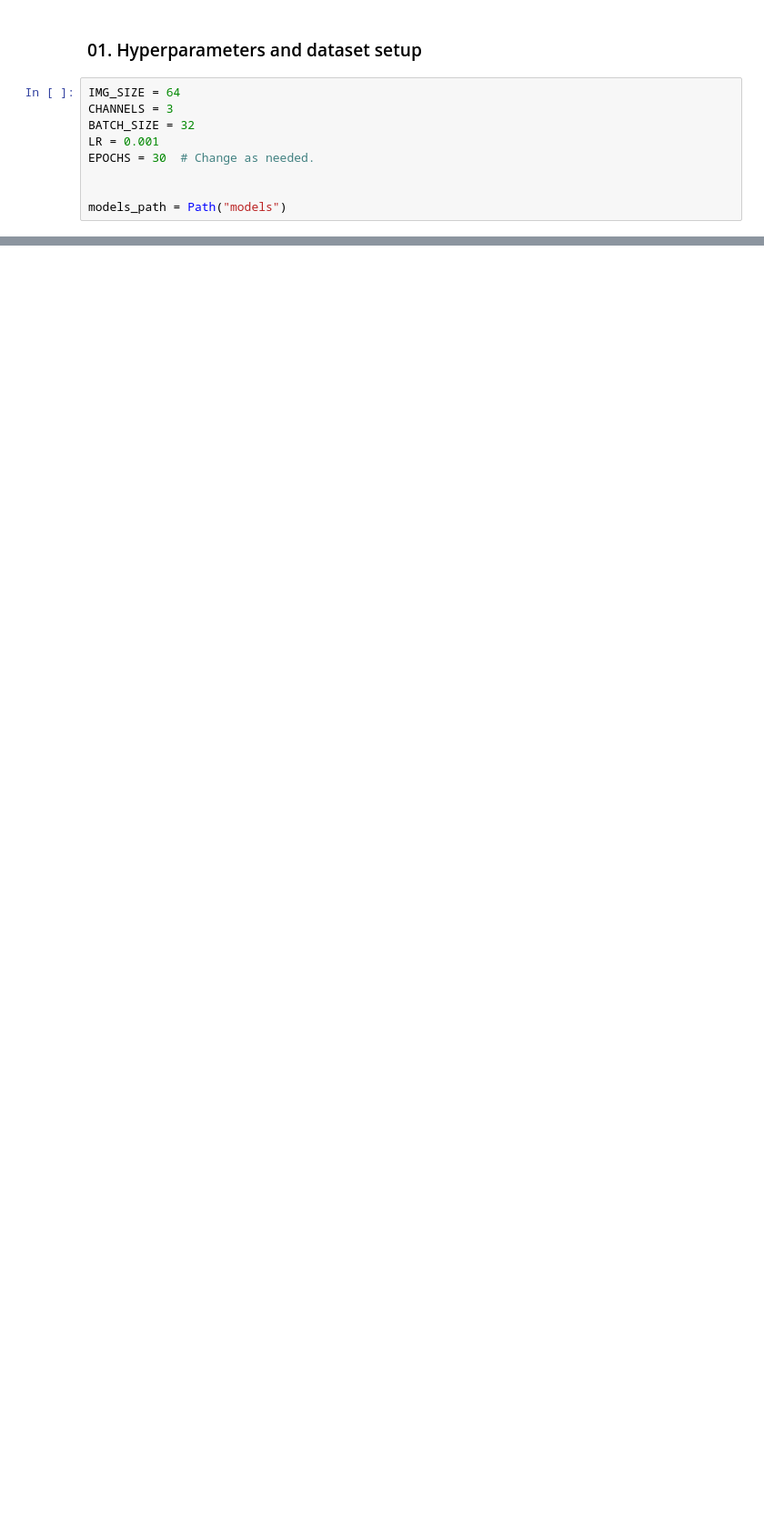
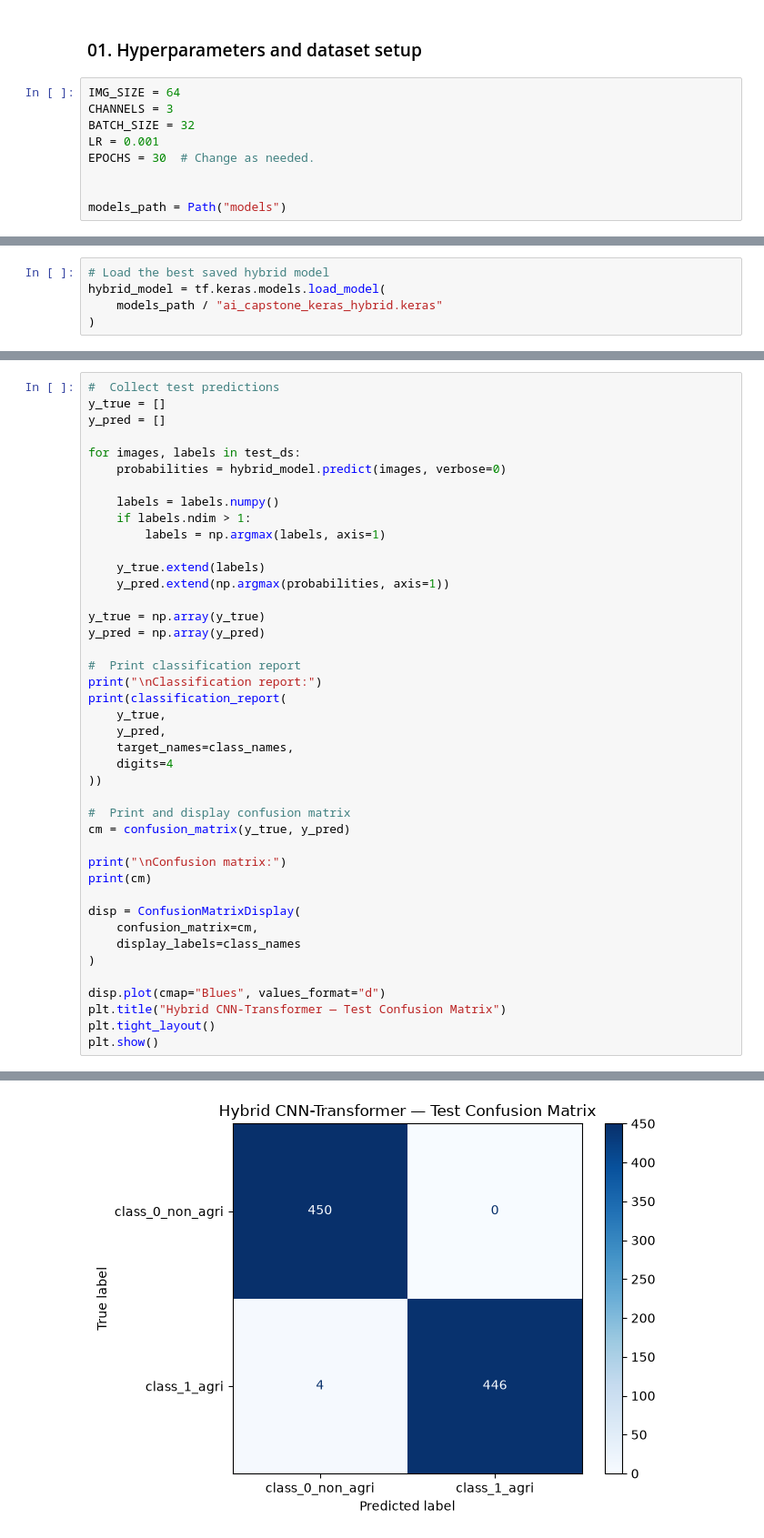
Before and after one commit to feathered-songster/IBM-AI-Capstone-Project-with-Deep-Learning-, a Jupyter notebook: TensorFlow/code/05. Hybrid model for geospatial data classificaton.ipynb, the cells around one changed output, grey strips where cells are left out. Shown at 91% size. Drawn from its saved outputs; the diff is of its cells as text; blank space fills up the shorter version.

```diff
--- a/TensorFlow/code/05. Hybrid model for geospatial data classificaton.ipynb
+++ b/TensorFlow/code/05. Hybrid model for geospatial data classificaton.ipynb
@@ -474,0 +168,5 @@ else:
+# %%
+# Load the best saved hybrid model
+hybrid_model = tf.keras.models.load_model(
+    models_path / "ai_capstone_keras_hybrid.keras"
+)
@@ -474,0 +195,43 @@ else:
+# %%
+#  Collect test predictions
+y_true = []
+y_pred = []
+
+for images, labels in test_ds:
+    probabilities = hybrid_model.predict(images, verbose=0)
+
+    labels = labels.numpy()
+    if labels.ndim > 1:
+        labels = np.argmax(labels, axis=1)
+
+    y_true.extend(labels)
+    y_pred.extend(np.argmax(probabilities, axis=1))
+
+y_true = np.array(y_true)
+y_pred = np.array(y_pred)
+
+#  Print classification report
+print("\nClassification report:")
+print(classification_report(
+    y_true,
+    y_pred,
+    target_names=class_names,
+    digits=4
+))
+
+#  Print and display confusion matrix
+cm = confusion_matrix(y_true, y_pred)
+
+print("\nConfusion matrix:")
+print(cm)
+
+disp = ConfusionMatrixDisplay(
+    confusion_matrix=cm,
+    display_labels=class_names
+)
+
+disp.plot(cmap="Blues", values_format="d")
+plt.title("Hybrid CNN-Transformer — Test Confusion Matrix")
+plt.tight_layout()
+plt.show()
+# %% [output]
@@ -474,0 +252 @@ else:
+[figure, added]
```
Also changed, not shown: parts of 25 cells of this notebook, 14 other files.
